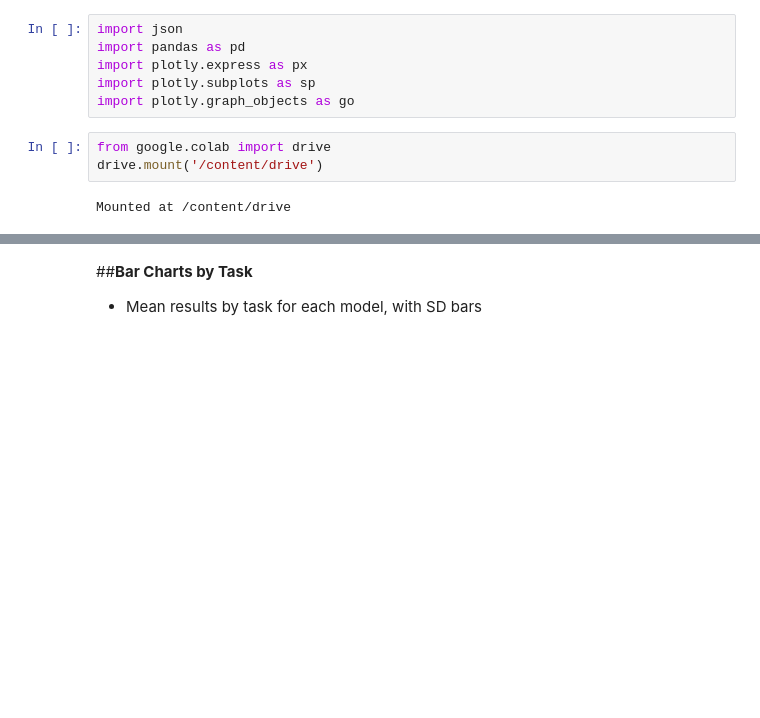
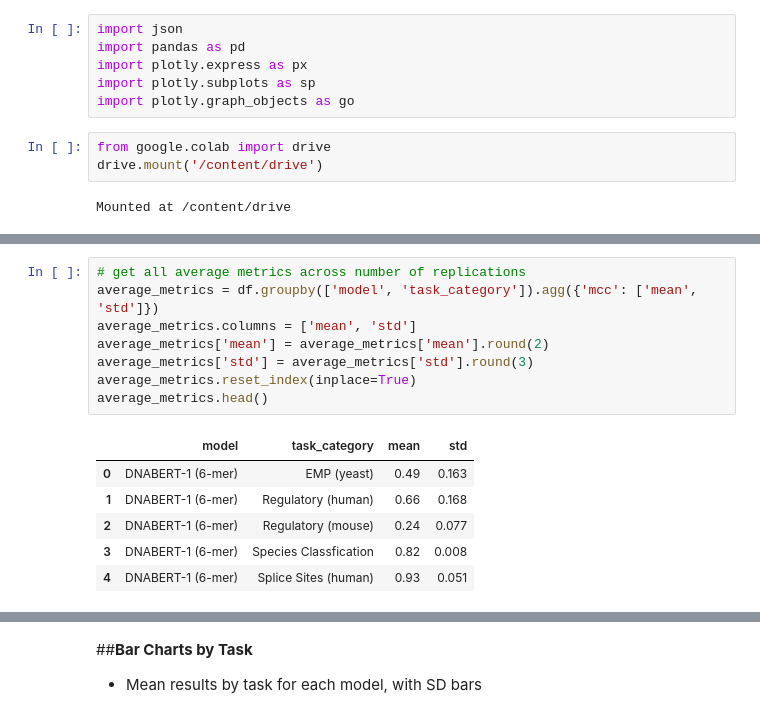
Before and after one commit to anihab/dnaTokenization, a Jupyter notebook: results.ipynb, the cells around one changed output, grey strips where cells are left out. Saved outputs shown, nothing was run; the diff lists cells and outputs as text; blank space fills up the shorter version.

```diff
--- a/results.ipynb
+++ b/results.ipynb
@@ -43,4 +54,19 @@ phage_df.head()
 | 2 | HyenaDNA (4k) | phage | Phage Identification | Phage Identification | 3 | 0.896461 | 0.896462 | 0.792920 | ... |
 | 3 | HyenaDNA (4k) | phage | Phage Identification | Phage Identification | 4 | 0.889872 | 0.889869 | 0.779729 | ... |
 | 4 | HyenaDNA (4k) | phage | Phage Identification | Phage Identification | 5 | 0.895499 | 0.895499 | 0.790987 | ... |
+# %%
+# get all average metrics across number of replications
+average_metrics = df.groupby(['model', 'task_category']).agg({'mcc': ['mean', 'std']})
+average_metrics.columns = ['mean', 'std']
+average_metrics['mean'] = average_metrics['mean'].round(2)
+average_metrics['std'] = average_metrics['std'].round(3)
+average_metrics.reset_index(inplace=True)
+average_metrics.head()
+# %% [output]
+|  | model | task_category | mean | std |
+| 0 | DNABERT-1 (6-mer) | EMP (yeast) | 0.49 | 0.163 |
+| 1 | DNABERT-1 (6-mer) | Regulatory (human) | 0.66 | 0.168 |
+| 2 | DNABERT-1 (6-mer) | Regulatory (mouse) | 0.24 | 0.077 |
+| 3 | DNABERT-1 (6-mer) | Species Classfication | 0.82 | 0.008 |
+| 4 | DNABERT-1 (6-mer) | Splice Sites (human) | 0.93 | 0.051 |
 # %%
```
Also changed, not shown: parts of 37 cells of this notebook.
